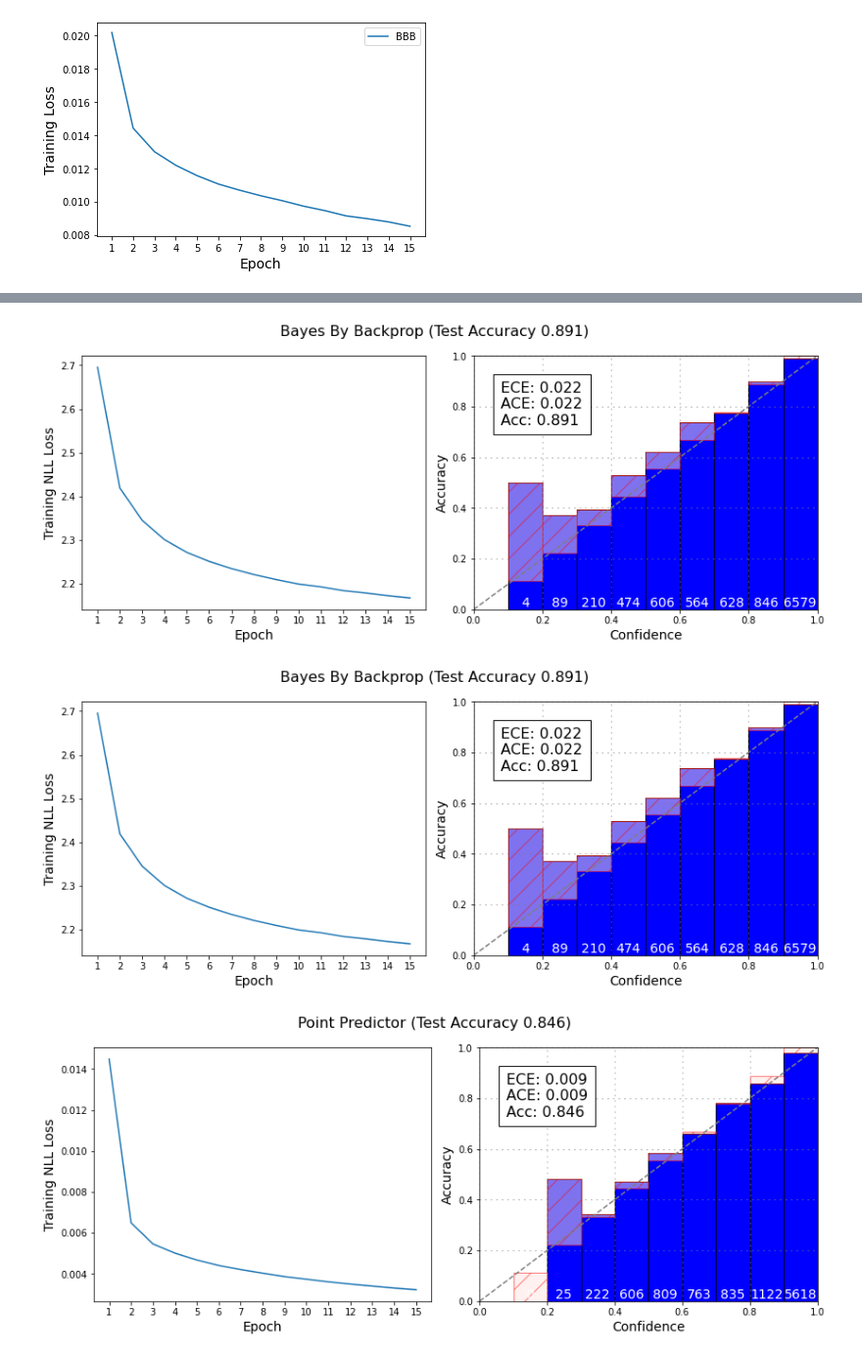
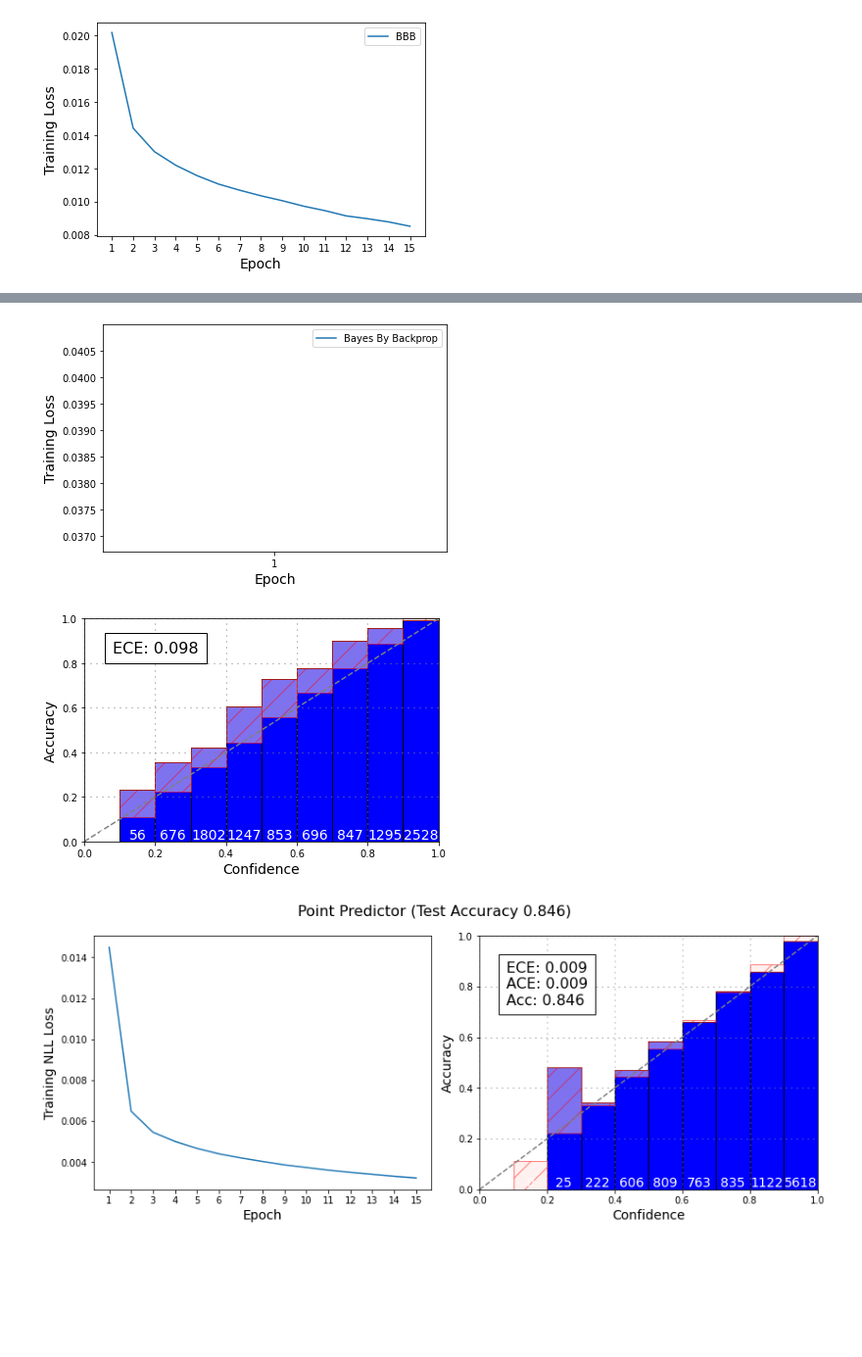
Before and after one commit to Feuermagier/VariationalBayesianDL, a Jupyter notebook: MNIST.ipynb, the cells around one changed output, grey strips where cells are left out. Shown at 98% size. Cells and saved outputs as stored; diff of their text form; code cells hidden in the pictures; blank space fills up the shorter version.

```diff
--- a/MNIST.ipynb
+++ b/MNIST.ipynb
@@ -208,12 +205,28 @@ plot_losses("BBB", bbb.all_losses(), plt.subplot())
 # %%
 from training.bbb import GaussianPrior, BBBModel
 
+bbb_prior = GaussianPrior(0, 1)
+layers = [
+    ("v_conv", (1, 6, 5, bbb_prior, {})),
+    ("relu", ()),
+    ("pool", 2),
+    ("v_conv", (6, 16, 5, bbb_prior, {})),
+    ("relu", ()),
+    ("pool", 2),
+    ("flatten", ()),
+    ("v_fc", (16 * 4 * 4, 120, bbb_prior, {})),
+    ("relu", ()),
+    ("v_fc", (120, 84, bbb_prior, {})),
+    ("relu", ()),
+    ("v_fc", (84, 10, bbb_prior, {})),
+    ("logsoftmax", ())
+]
+
 torch.manual_seed(42)
-bbb_prior = GaussianPrior(0, 1)
-bbb = BBBModel(bbb_prior, "activations", layers)
-#bbb.train_model(15, torch.nn.NLLLoss(reduction="mean"), sgd(0.01), trainloader, batch_size, device, kl_rescaling=0.1)
+bbb = BBBModel(layers)
+bbb.train_model(1, torch.nn.NLLLoss(reduction="mean"), sgd(0.01), trainloader, batch_size, device, mc_samples=2, kl_rescaling=0.1)
 #torch.save(bbb.state_dict(), "trained_models/mnist/bbb.tar")
-bbb.load_state_dict(torch.load("trained_models/mnist/bbb.tar"))
-bbb.to(device)
-exp.eval_model("Bayes By Backprop", bbb.infer, bbb.all_losses(), 100, testloader, device)
+#bbb.load_state_dict(torch.load("trained_models/mnist/bbb.tar"))
+#bbb.to(device)
+exp.eval_model("Bayes By Backprop", bbb, 100, testloader, device, None, logging.getLogger())
 # %% [output]
@@ -220,5 +235,5 @@ exp.eval_model("Bayes By Backprop", bbb.infer, bbb.all_losses(), 100, testloader
-[figure, old version]
+[figure, new version]
-[figure, old version]
+[figure, new version]
 # %%
 exp.eval_model("Point Predictor", pp.infer, pp.all_losses(), 1, testloader, device).savefig("figures/fmnist_pp_15e.png")
 # %% [output]
```
Also changed, not shown: parts of 2 cells of this notebook, 10 other files.
